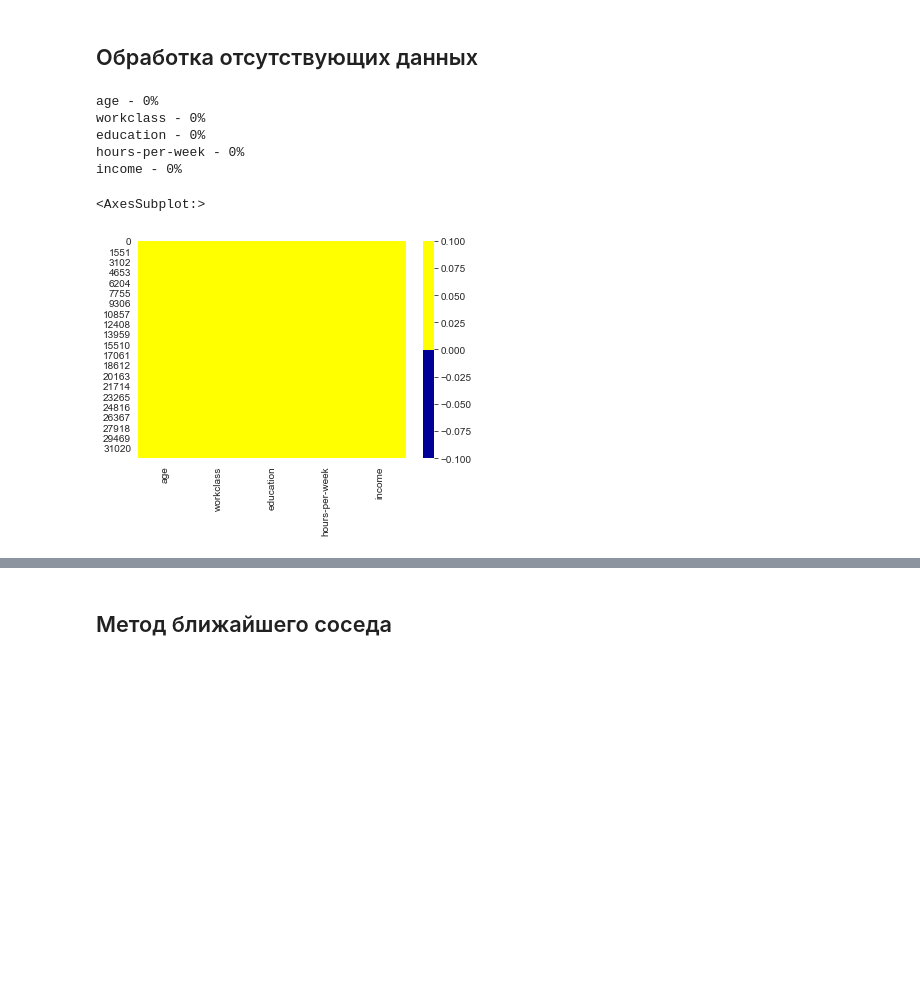
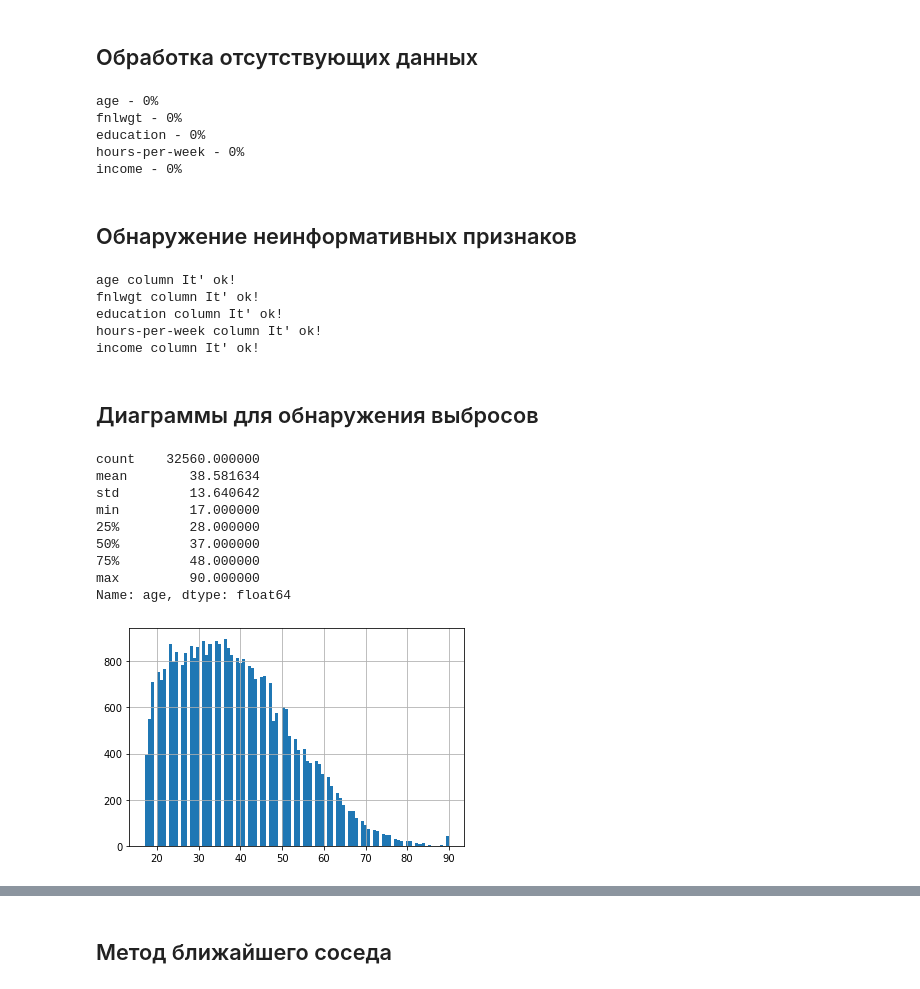
Before and after one commit to DieNice/AdultResearch, a Jupyter notebook: netricsmethods.ipynb, the cells around one changed output, grey strips where cells are left out. Cells and saved outputs as stored; diff of their text form; code cells hidden in the pictures; blank space fills up the shorter version.

```diff
--- a/netricsmethods.ipynb
+++ b/netricsmethods.ipynb
@@ -64,19 +61,60 @@ df.head(50)
 # %% [markdown]
 ## Обработка отсутствующих данных
-# %%
-for col in df.columns:
-    pct_missing = np.mean(df[col].isnull()*100)
-    print('{} - {}%'.format(col, round(pct_missing)))
-cols = df.columns # первые 30 колонок
-# определяем цвета
-# желтый - пропущенные данные, синий - не пропущенные
-colours = ['#000099', '#ffff00']
-sns.heatmap(df[cols].isnull(), cmap=sns.color_palette(colours))
-# %% [output]
-age - 0%
-workclass - 0%
-education - 0%
-hours-per-week - 0%
-income - 0%
-<AxesSubplot:>
-[figure, removed]
+# %%
+def countNaN(df)->int:
+    c = 0
+    for k,v in df.items():
+        if str(df[k]).strip() == '?':
+            c += 1
+    all = df.count()
+    if c == 0:
+        return c
+    return all/c
+
+for col in df.columns:
+    print('{} - {}%'.format(col,countNaN(df[col])))
+# %% [output]
+age - 0%
+fnlwgt - 0%
+education - 0%
+hours-per-week - 0%
+income - 0%
+# %% [markdown]
+## Обнаружение неинформативных признаков
+# %%
+num_rows = len(df.index)
+low_information_cols = [] #
+
+for col in df.columns:
+    cnts = df[col].value_counts(dropna=False)
+    top_pct = (cnts/num_rows).iloc[0]
+
+    if top_pct > 0.95:
+        low_information_cols.append(col)
+        print('{0}: {1:.5f}%'.format(col, top_pct*100))
+        print(cnts)
+        print()
+    else:
+        print("{} column It' ok!".format(col))
+# %% [output]
+age column It' ok!
+fnlwgt column It' ok!
+education column It' ok!
+hours-per-week column It' ok!
+income column It' ok!
+# %% [markdown]
+## Диаграммы для обнаружения выбросов
+# %%
+df['age'].hist(bins=100)
+df['age'].describe()
+# %% [output]
+count    32560.000000
+mean        38.581634
+std         13.640642
+min         17.000000
+25%         28.000000
+50%         37.000000
+75%         48.000000
+max         90.000000
+Name: age, dtype: float64
+[figure, added]
```
Also changed, not shown: parts of 12 cells of this notebook, 1 other file.
